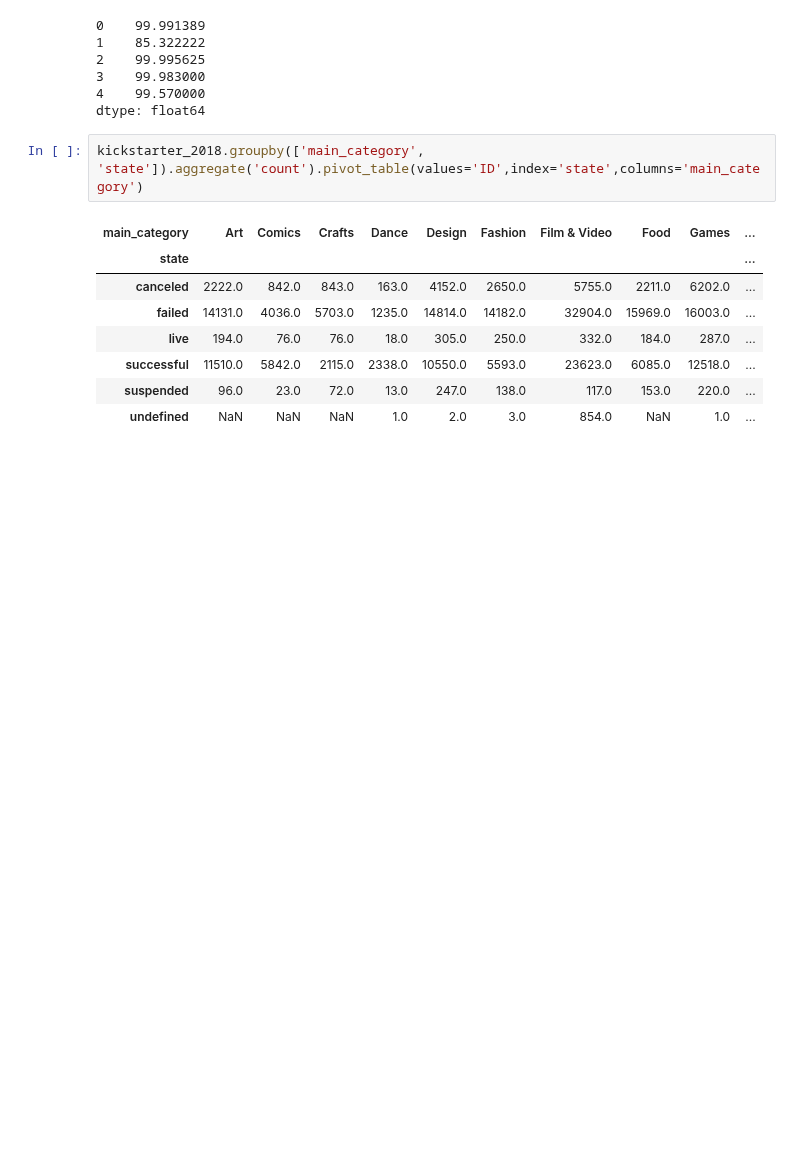
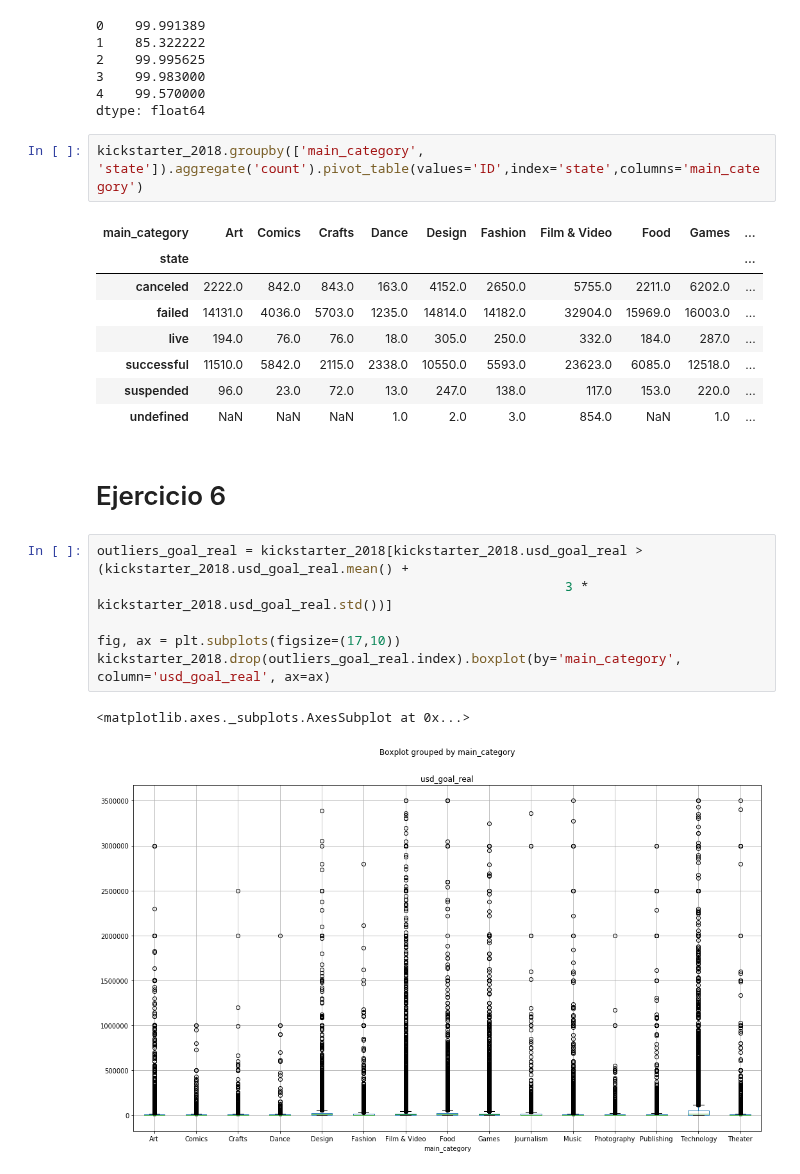
Before and after one commit to nehuengonzalez/diplodatos, a Jupyter notebook: tp2/ejerciciosLimpiezaSinEnunciado.ipynb, the cells around one changed output. Drawn from its saved outputs; the diff is of its cells as text; blank space fills up the shorter version.

Commit message:
Se agregan ejercicios hechos el 15/05 sin enunciado.

```diff
--- a/tp2/ejerciciosLimpiezaSinEnunciado.ipynb
+++ b/tp2/ejerciciosLimpiezaSinEnunciado.ipynb
@@ -252,3 +231,14 @@ kickstarter_2018.groupby(['main_category', 'state']).aggregate('count').pivot_ta
 | successful | 11510.0 | 5842.0 | 2115.0 | 2338.0 | 10550.0 | 5593.0 | 23623.0 | 6085.0 | 12518.0 | ... |
 | suspended | 96.0 | 23.0 | 72.0 | 13.0 | 247.0 | 138.0 | 117.0 | 153.0 | 220.0 | ... |
 | undefined | NaN | NaN | NaN | 1.0 | 2.0 | 3.0 | 854.0 | NaN | 1.0 | ... |
+# %% [markdown]
+# Ejercicio 6
+# %%
+outliers_goal_real = kickstarter_2018[kickstarter_2018.usd_goal_real > (kickstarter_2018.usd_goal_real.mean() +
+                                                            3 * kickstarter_2018.usd_goal_real.std())]
+
+fig, ax = plt.subplots(figsize=(17,10))
+kickstarter_2018.drop(outliers_goal_real.index).boxplot(by='main_category', column='usd_goal_real', ax=ax)
+# %% [output]
+<matplotlib.axes._subplots.AxesSubplot at 0x...>
+[figure, added]
```
Also changed, not shown: parts of 23 cells of this notebook.
